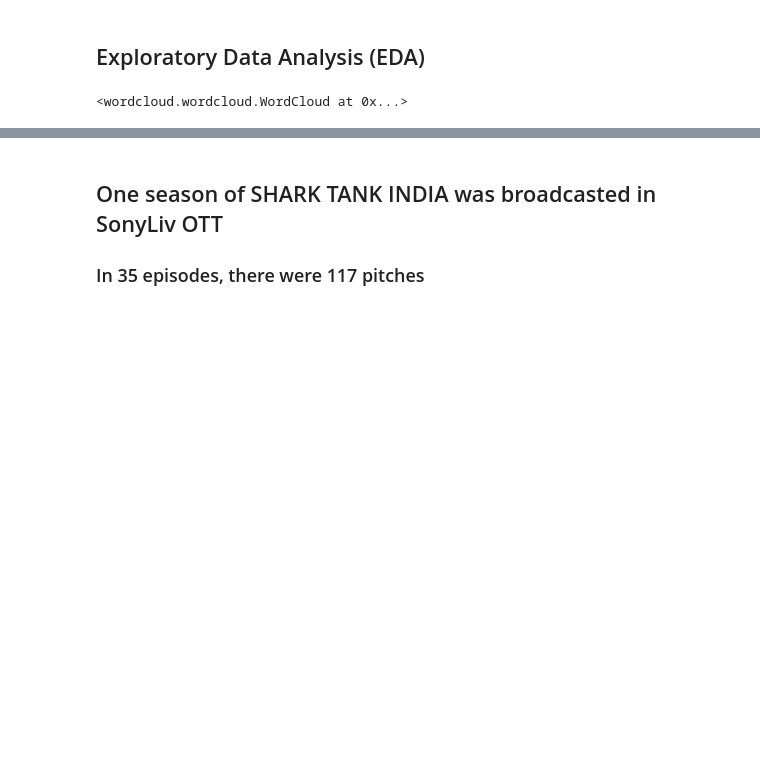
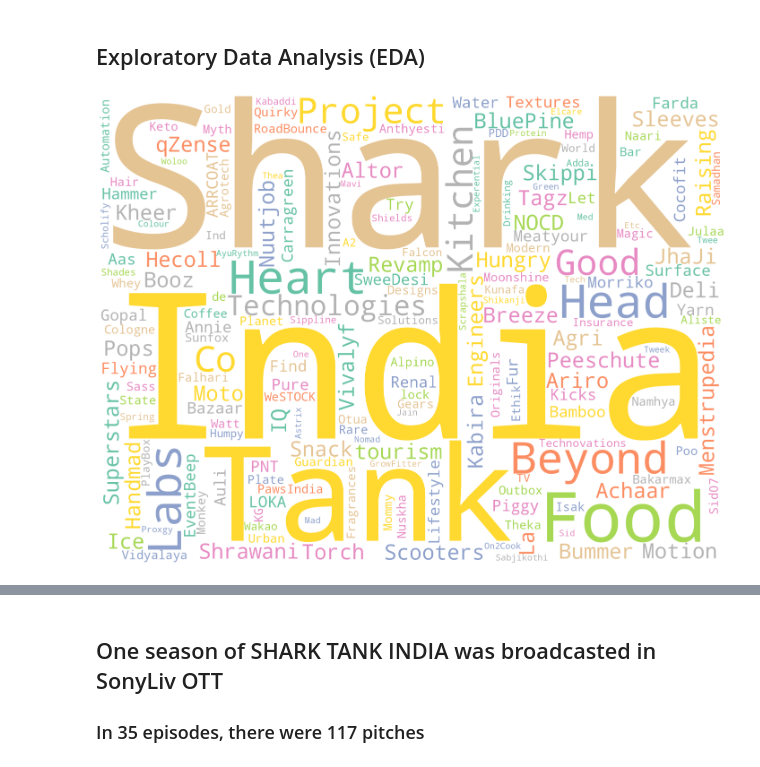
Before and after one commit to satya-thirumani/shark-tank-india, a Jupyter notebook: Shark Tank India Analysis.ipynb, the cells around one changed output, grey strips where cells are left out. Saved outputs shown, nothing was run; the diff lists cells and outputs as text; code cells hidden in the pictures; blank space fills up the shorter version.

Commit message:
Kaggle Notebook | Shark Tank India Analysis | Version 4

```diff
--- a/Shark Tank India Analysis.ipynb
+++ b/Shark Tank India Analysis.ipynb
@@ -41,7 +41,12 @@ There are 117 rows and 44 columns in the dataset
 # %%
 text = " Shark Tank India ".join(cat for cat in shark_tank['Startup Name'])
 #print(text)
-wordcloud = WordCloud(width = 2000, height = 1500, background_color='white', colormap='Pastel2', collocations=False, random_state=2021).generate(text)
-wordcloud.to_file("Shark_Tank_India_title1.png")
+stop_words = list(STOPWORDS)
+wordcloud = WordCloud(width = 2000, height = 1500, stopwords=stop_words, background_color='white', colormap='Set2', collocations=False, random_state=2022).generate(text)
+#wordcloud.to_file("Shark_Tank_India_title7.png")
+plt.figure(figsize=(25,20))
+plt.imshow(wordcloud)
+plt.axis("off")
+plt.show()
 # %% [output]
-<wordcloud.wordcloud.WordCloud at 0x...>
+[figure, added]
```
Also changed, not shown: parts of 40 cells of this notebook.
